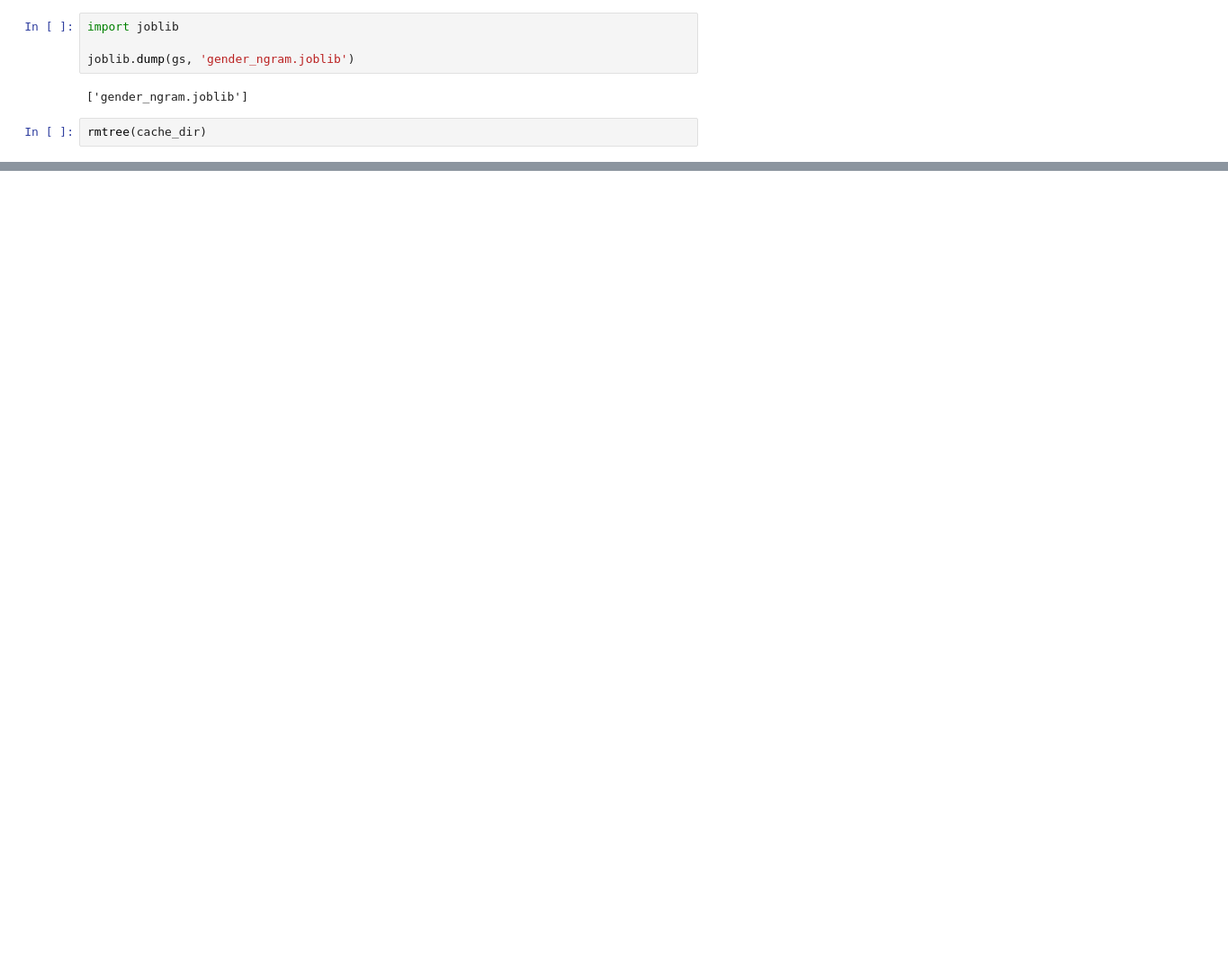
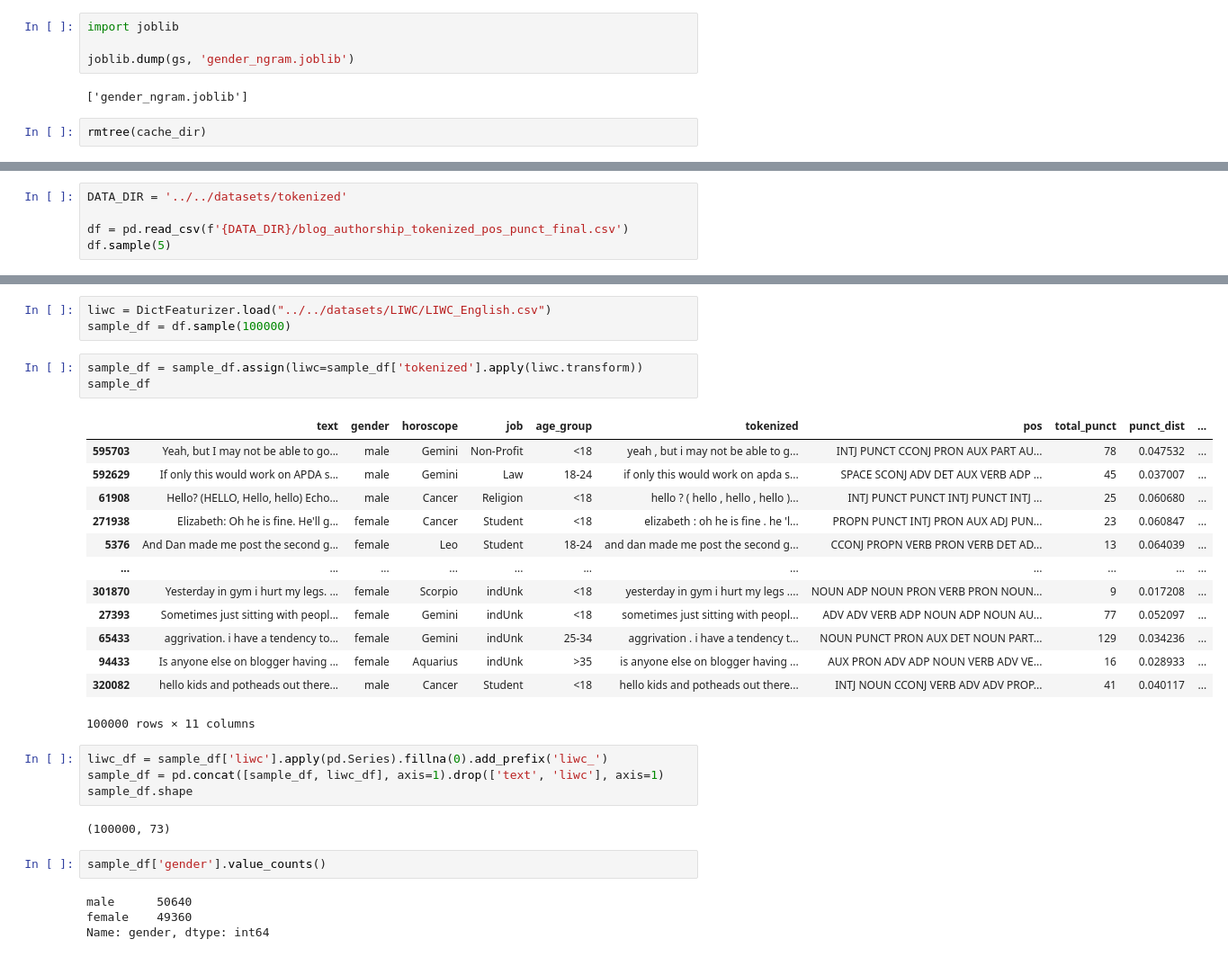
Before and after one commit to dimboump/clips-internship, a Jupyter notebook: Stylene v2/models/gender/gender_baselines.ipynb, the cells around one changed output, grey strips where cells are left out. Shown at 90% size. Cells and saved outputs as stored; diff of their text form; blank space fills up the shorter version.

```diff
--- a/Stylene v2/models/gender/gender_baselines.ipynb
+++ b/Stylene v2/models/gender/gender_baselines.ipynb
@@ -186,0 +194,5 @@ rmtree(cache_dir)
+# %%
+DATA_DIR = '../../datasets/tokenized'
+
+df = pd.read_csv(f'{DATA_DIR}/blog_authorship_tokenized_pos_punct_final.csv')
+df.sample(5)
@@ -186,0 +399,32 @@ rmtree(cache_dir)
+# %%
+liwc = DictFeaturizer.load("../../datasets/LIWC/LIWC_English.csv")
+sample_df = df.sample(100000)
+# %%
+sample_df = sample_df.assign(liwc=sample_df['tokenized'].apply(liwc.transform))
+sample_df
+# %% [output]
+|  | text | gender | horoscope | job | age_group | tokenized | pos | total_punct | punct_dist | ... |
+| 595703 | Yeah, but I may not be able to go... | male | Gemini | Non-Profit | <18 | yeah , but i may not be able to g... | INTJ PUNCT CCONJ PRON AUX PART AU... | 78 | 0.047532 | ... |
+| 592629 | If only this would work on APDA s... | male | Gemini | Law | 18-24 | if only this would work on apda s... | SPACE SCONJ ADV DET AUX VERB ADP ... | 45 | 0.037007 | ... |
+| 61908 | Hello? (HELLO, Hello, hello) Echo... | male | Cancer | Religion | <18 | hello ? ( hello , hello , hello )... | INTJ PUNCT PUNCT INTJ PUNCT INTJ ... | 25 | 0.060680 | ... |
+| 271938 | Elizabeth: Oh he is fine. He'll g... | female | Cancer | Student | <18 | elizabeth : oh he is fine . he 'l... | PROPN PUNCT INTJ PRON AUX ADJ PUN... | 23 | 0.060847 | ... |
+| 5376 | And Dan made me post the second g... | female | Leo | Student | 18-24 | and dan made me post the second g... | CCONJ PROPN VERB PRON VERB DET AD... | 13 | 0.064039 | ... |
+| ... | ... | ... | ... | ... | ... | ... | ... | ... | ... | ... |
+| 301870 | Yesterday in gym i hurt my legs. ... | female | Scorpio | indUnk | <18 | yesterday in gym i hurt my legs .... | NOUN ADP NOUN PRON VERB PRON NOUN... | 9 | 0.017208 | ... |
+| 27393 | Sometimes just sitting with peopl... | female | Gemini | indUnk | <18 | sometimes just sitting with peopl... | ADV ADV VERB ADP NOUN ADP NOUN AU... | 77 | 0.052097 | ... |
+| 65433 | aggrivation. i have a tendency to... | female | Gemini | indUnk | 25-34 | aggrivation . i have a tendency t... | NOUN PUNCT PRON AUX DET NOUN PART... | 129 | 0.034236 | ... |
+| 94433 | Is anyone else on blogger having ... | female | Aquarius | indUnk | >35 | is anyone else on blogger having ... | AUX PRON ADV ADP NOUN VERB ADV VE... | 16 | 0.028933 | ... |
+| 320082 | hello kids and potheads out there... | male | Cancer | Student | <18 | hello kids and potheads out there... | INTJ NOUN CCONJ VERB ADV ADV PROP... | 41 | 0.040117 | ... |
+100000 rows × 11 columns
+# %%
+liwc_df = sample_df['liwc'].apply(pd.Series).fillna(0).add_prefix('liwc_')
+sample_df = pd.concat([sample_df, liwc_df], axis=1).drop(['text', 'liwc'], axis=1)
+sample_df.shape
+# %% [output]
+(100000, 73)
+# %%
+sample_df['gender'].value_counts()
+# %% [output]
+male      50640
+female    49360
+Name: gender, dtype: int64
```
Also changed, not shown: parts of 26 cells of this notebook.
